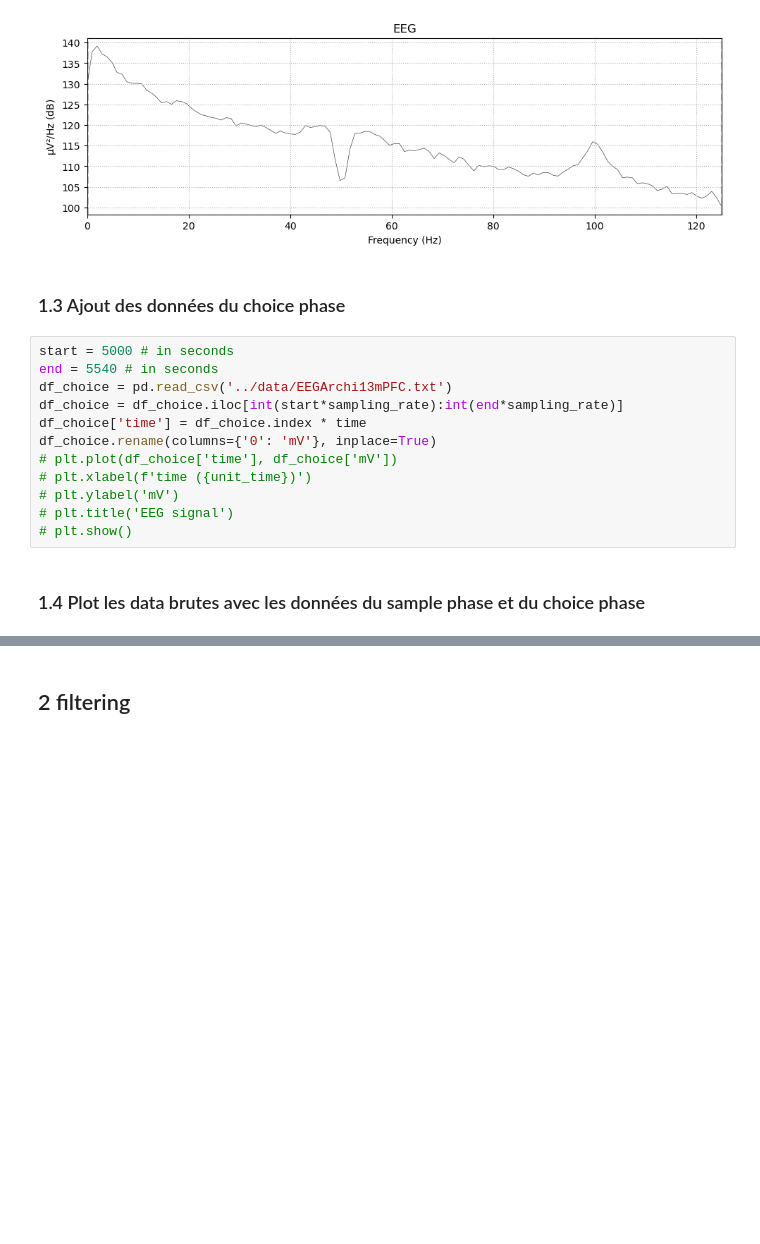
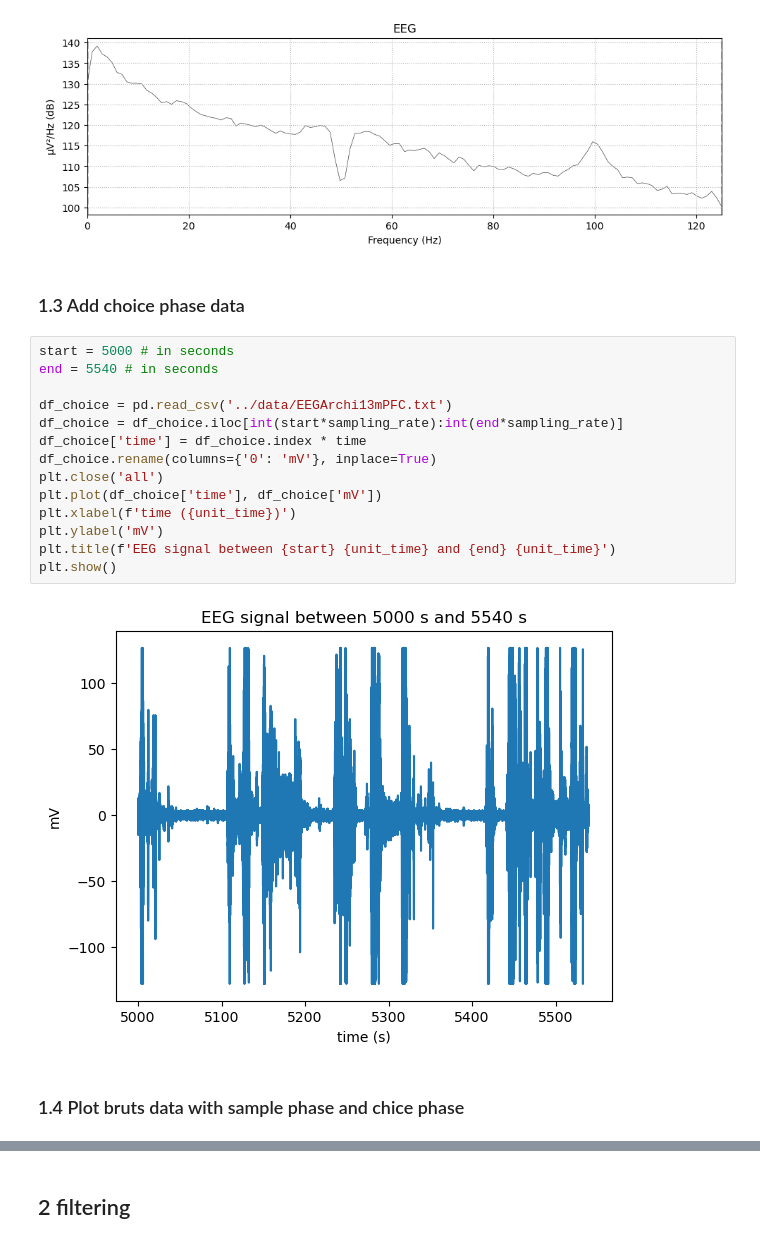
Before and after one commit to ChabCorp/LFP_IPMC, a Jupyter notebook: code/6_new_version.ipynb, the cells around one changed output, grey strips where cells are left out. Cells and saved outputs as stored; diff of their text form; blank space fills up the shorter version.

```diff
--- a/code/6_new_version.ipynb
+++ b/code/6_new_version.ipynb
@@ -61,20 +65,24 @@ Effective window size : 1.024 (s)
 Need more than one channel to make topography for eeg. Disabling interactivity.
 [figure]
 # %% [markdown]
-### 1.3 Ajout des données du choice phase
+### 1.3 Add choice phase data
 # %%
 start = 5000 # in seconds
 end = 5540 # in seconds
+
 df_choice = pd.read_csv('../data/EEGArchi13mPFC.txt')
 df_choice = df_choice.iloc[int(start*sampling_rate):int(end*sampling_rate)]
 df_choice['time'] = df_choice.index * time
 df_choice.rename(columns={'0': 'mV'}, inplace=True)
-# plt.plot(df_choice['time'], df_choice['mV'])
-# plt.xlabel(f'time ({unit_time})')
-# plt.ylabel('mV')
-# plt.title('EEG signal')
-# plt.show()
+plt.close('all')
+plt.plot(df_choice['time'], df_choice['mV'])
+plt.xlabel(f'time ({unit_time})')
+plt.ylabel('mV')
+plt.title(f'EEG signal between {start} {unit_time} and {end} {unit_time}')
+plt.show()
+# %% [output]
+[figure, added]
 # %% [markdown]
-### 1.4 Plot les data brutes avec les données du sample phase et du choice phase
+### 1.4 Plot bruts data with sample phase and chice phase
 # %%
 data = np.array([df['mV'], df_choice['mV']])
```
Also changed, not shown: parts of 22 cells of this notebook.
